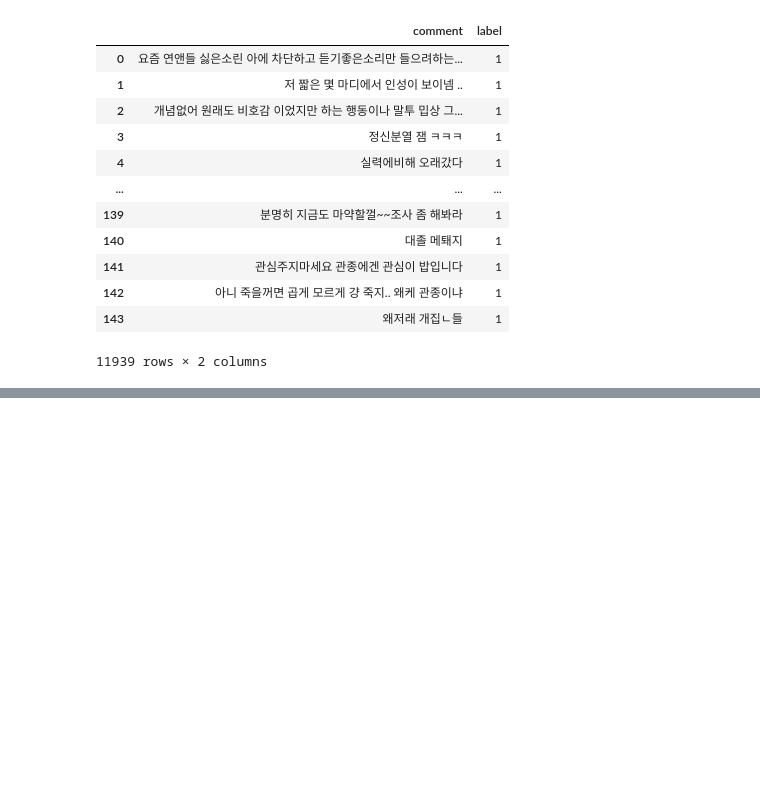
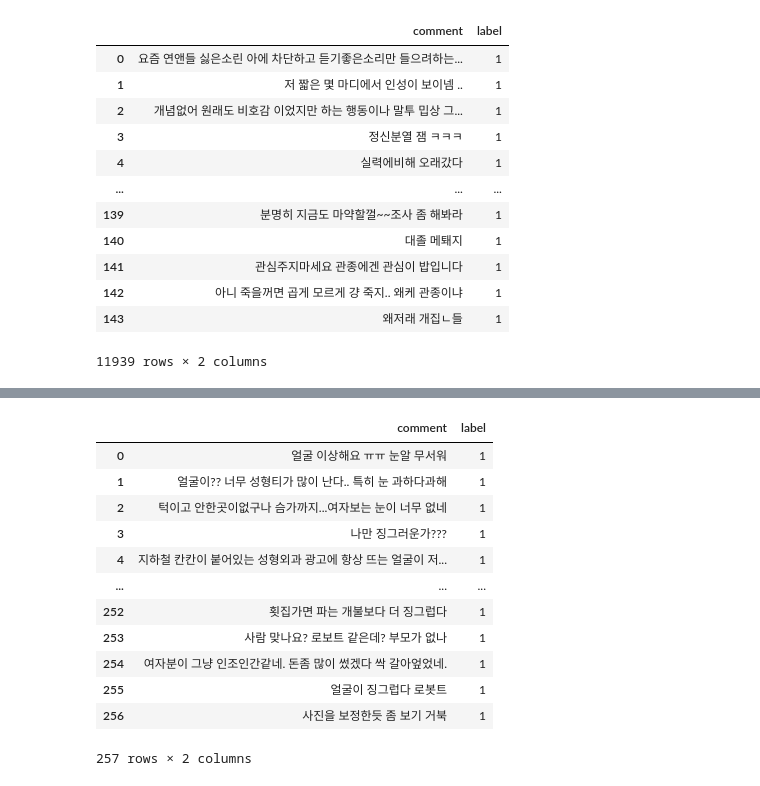
Before and after one commit to sooyeon-go/grad_project, a Jupyter notebook: comment_crawling_r/comment2_csv.ipynb, the cells around one changed output, grey strips where cells are left out. Cells and saved outputs as stored; diff of their text form; code cells hidden in the pictures; blank space fills up the shorter version.

```diff
--- a/comment_crawling_r/comment2_csv.ipynb
+++ b/comment_crawling_r/comment2_csv.ipynb
@@ -607,0 +632,17 @@ fi8
+# %%
+dic10 = pd.read_csv('n_comment19_csv.csv',encoding = 'cp949')
+dic10
+# %% [output]
+|  | comment | label |
+| 0 | 얼굴 이상해요 ㅠㅠ 눈알 무서워 | 1 |
+| 1 | 얼굴이?? 너무 성형티가 많이 난다.. 특히 눈 과하다과해 | 1 |
+| 2 | 턱이고 안한곳이없구나 슴가까지...여자보는 눈이 너무 없네 | 1 |
+| 3 | 나만 징그러운가??? | 1 |
+| 4 | 지하철 칸칸이 붙어있는 성형외과 광고에 항상 뜨는 얼굴이 저... | 1 |
+| ... | ... | ... |
+| 252 | 횟집가면 파는 개불보다 더 징그럽다 | 1 |
+| 253 | 사람 맞나요? 로보트 같은데? 부모가 없나 | 1 |
+| 254 | 여자분이 그냥 인조인간같네. 돈좀 많이 썼겠다 싹 갈아엎었네. | 1 |
+| 255 | 얼굴이 징그럽다 로봇트 | 1 |
+| 256 | 사진을 보정한듯 좀 보기 거북 | 1 |
+257 rows × 2 columns
```
Also changed, not shown: parts of 2 cells of this notebook.
